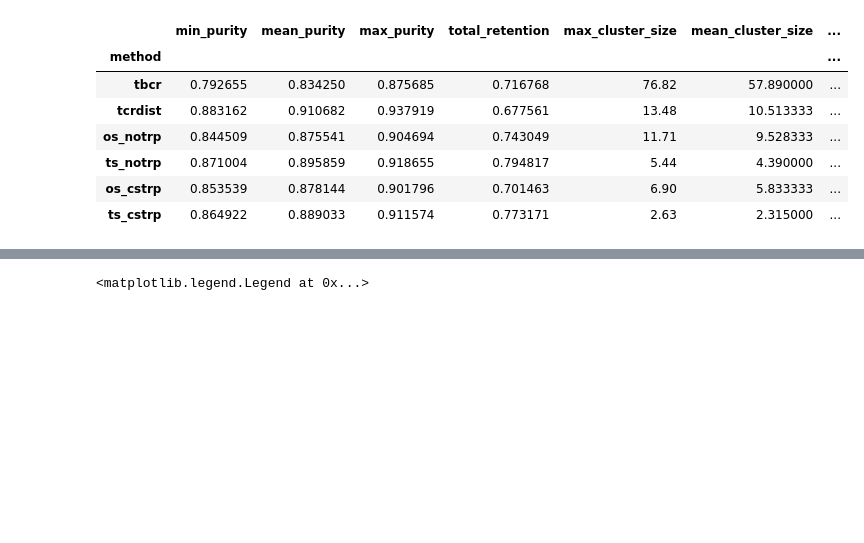
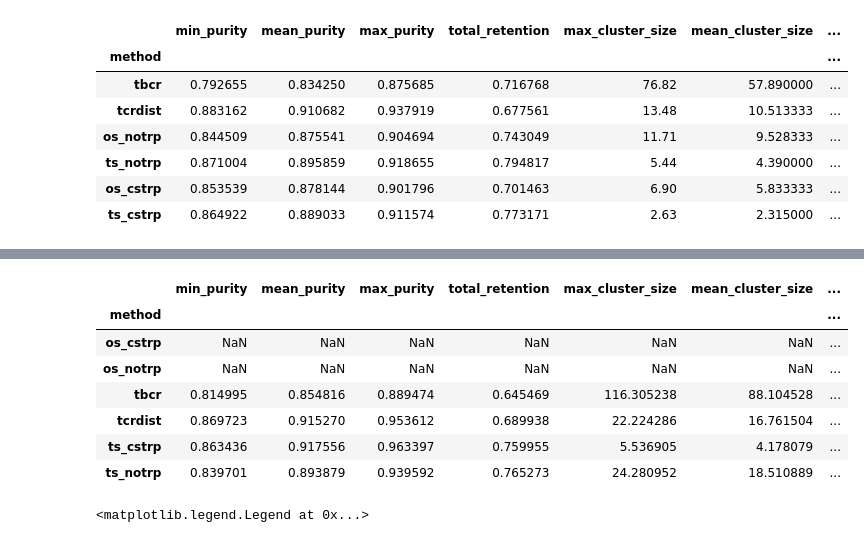
Before and after one commit to richieYT-wan/tclustr, a Jupyter notebook: notebooks/240819_PatientData.ipynb, the cells around one changed output, grey strips where cells are left out. Cells and saved outputs as stored; diff of their text form; code cells hidden in the pictures; blank space fills up the shorter version.

```diff
--- a/notebooks/240819_PatientData.ipynb
+++ b/notebooks/240819_PatientData.ipynb
@@ -1777,0 +1888,11 @@ all_mean = pd.concat([x[1].assign(dataset_n=i) for i,x in enumerate(out)])
+# %%
+ts_mean.reset_index().groupby('method').mean()
+# %% [output]
+|  | min_purity | mean_purity | max_purity | total_retention | max_cluster_size | mean_cluster_size | ... |
+| method |  |  |  |  |  |  | ... |
+| os_cstrp | NaN | NaN | NaN | NaN | NaN | NaN | ... |
+| os_notrp | NaN | NaN | NaN | NaN | NaN | NaN | ... |
+| tbcr | 0.814995 | 0.854816 | 0.889474 | 0.645469 | 116.305238 | 88.104528 | ... |
+| tcrdist | 0.869723 | 0.915270 | 0.953612 | 0.689938 | 22.224286 | 16.761504 | ... |
+| ts_cstrp | 0.863436 | 0.917556 | 0.963397 | 0.759955 | 5.536905 | 4.178079 | ... |
+| ts_notrp | 0.839701 | 0.893879 | 0.939592 | 0.765273 | 24.280952 | 18.510889 | ... |
```
Also changed, not shown: parts of 11 cells of this notebook.
